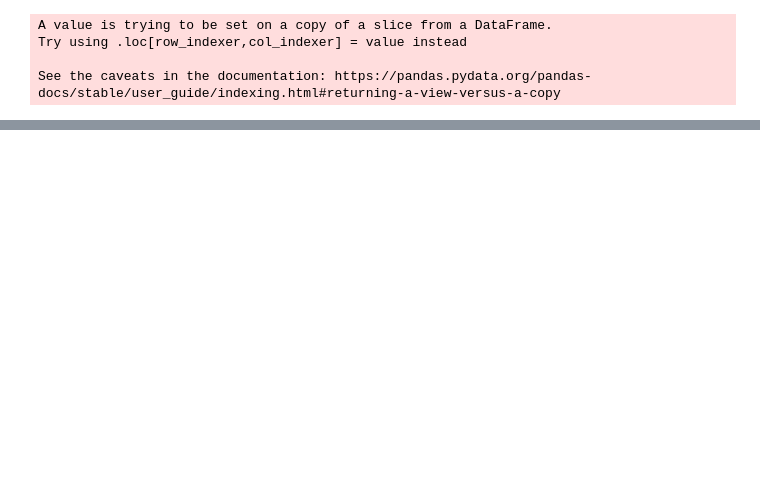
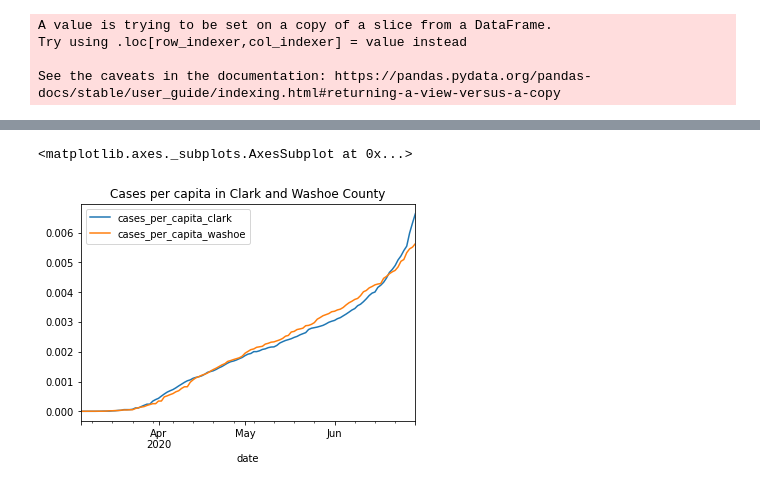
Before and after one commit to urtubia/coviddatajupyter, a Jupyter notebook: WashoeClarkPerCapita.ipynb, the cells around one changed output, grey strips where cells are left out. Drawn from its saved outputs; the diff is of its cells as text; code cells hidden in the pictures; blank space fills up the shorter version.

Commit message:
get joined graph

```diff
--- a/WashoeClarkPerCapita.ipynb
+++ b/WashoeClarkPerCapita.ipynb
@@ -94,0 +96,7 @@ clark_df.plot(x='date',y='cases_per_capita',title="Cases per capita in Clark Cou
+# %%
+merged_df = pd.merge(clark_df, washoe_df, on='date',suffixes=('_clark','_washoe'))
+# %%
+merged_df.plot(x='date',y=['cases_per_capita_clark','cases_per_capita_washoe'],title="Cases per capita in Clark and Washoe County")
+# %% [output]
+<matplotlib.axes._subplots.AxesSubplot at 0x...>
+[figure, added]
```
Also changed, not shown: parts of 7 cells of this notebook.
